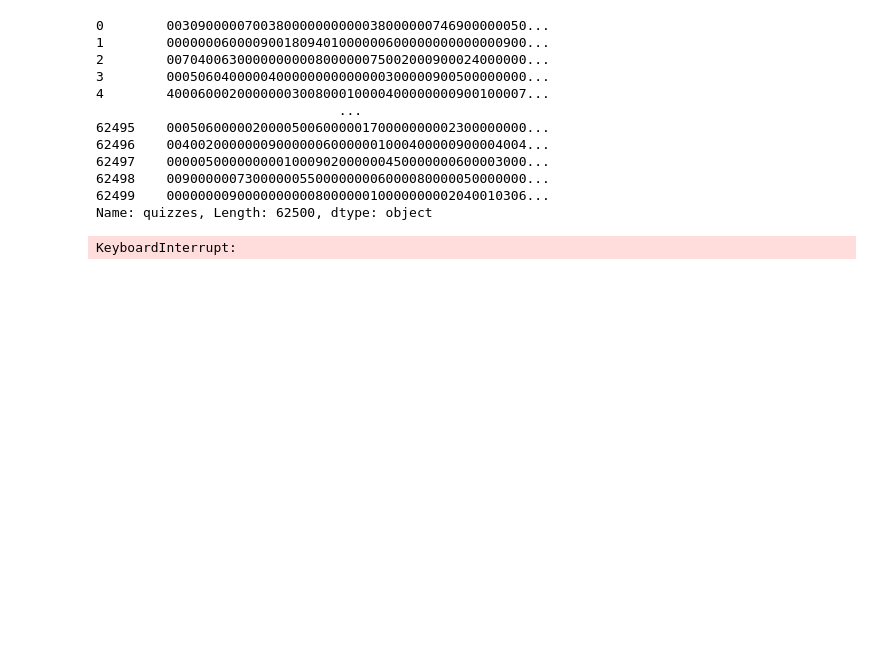
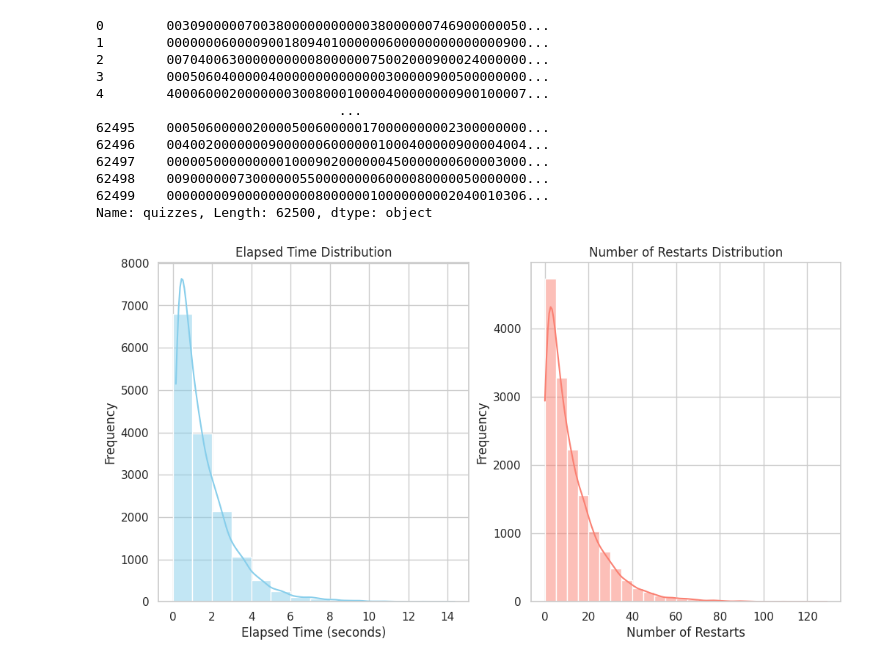
Before and after one commit to 4mbroise/sudoku-CSP, a Jupyter notebook: src/main/python/greedySolver.ipynb, the cells around one changed output. Cells and saved outputs as stored; diff of their text form; code cells hidden in the pictures; blank space fills up the shorter version.

Commit message:
Update Incomplete Approach image

```diff
--- a/src/main/python/greedySolver.ipynb
+++ b/src/main/python/greedySolver.ipynb
@@ -151,28 +151,28 @@ Name: quizzes, Length: 62500, dtype: object
 # %%
 list_elapsed_time = []
 list_restart = []
 
-for i in tqdm(range(len(df))[:5000]):
+for i in tqdm(range(len(df))[:15000]):
     elapsed_time, restart = incomplete_solver(Sudoku(df["quizzes"][i]))
     list_elapsed_time.append(elapsed_time)
     list_restart.append(restart)
 
 sns.set(style="whitegrid")
 
 plt.figure(figsize=(12, 6))
 plt.subplot(1, 2, 1)
 sns.histplot(list_elapsed_time, bins=range(0, 11), kde=True, color="skyblue")
 plt.title('Elapsed Time Distribution')
 plt.xlabel('Elapsed Time (seconds)')
 plt.ylabel('Frequency')
 
 plt.subplot(1, 2, 2)
 sns.histplot(list_restart, bins=range(0, 71, 5), kde=True, color="salmon")
 plt.title('Number of Restarts Distribution')
 plt.xlabel('Number of Restarts')
 plt.ylabel('Frequency')
 
 plt.savefig("Incomplete_Approach.png", dpi = 300)
 plt.show()
 # %% [output]
-KeyboardInterrupt:
+[figure, added]
```
Also changed, not shown: 1 other file.
